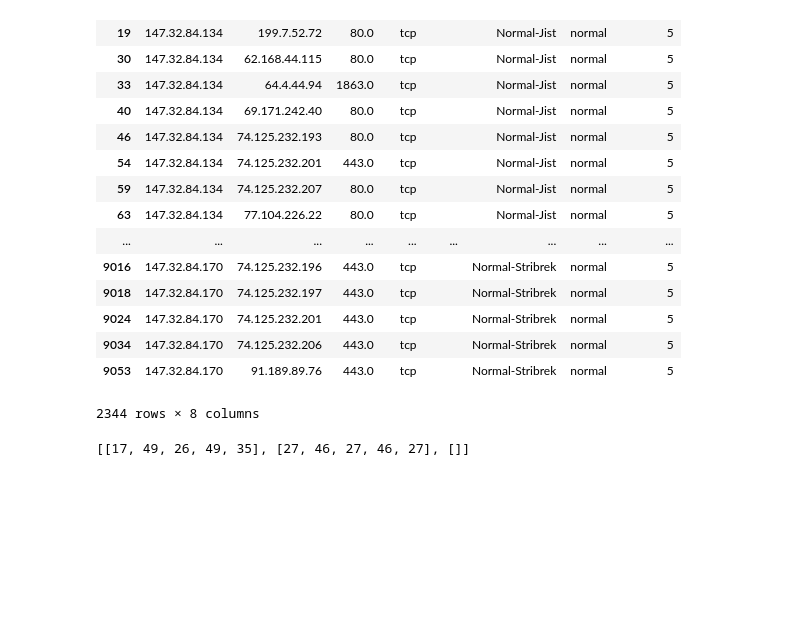
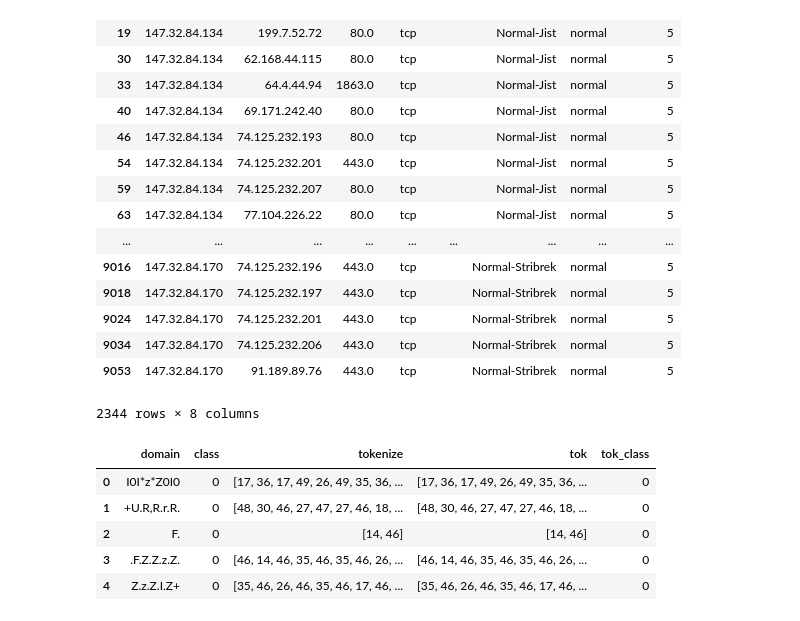
Before and after one commit to FrancoPalau/Deep-Active-Learning, a Jupyter notebook: Notebooks/Ctu_13.ipynb, the cells around one changed output. Saved outputs shown, nothing was run; the diff lists cells and outputs as text; code cells hidden in the pictures; blank space fills up the shorter version.

```diff
--- a/Notebooks/Ctu_13.ipynb
+++ b/Notebooks/Ctu_13.ipynb
@@ -383,9 +393,21 @@ def tokenize(data, maxlen=45):
     x_data = [[charmap[c] for c in list(x)] for x in data]
     return x_data
 
-#string.ascii_lowercase + string.digits + '-_.'
-x = tokenize(ctu_13.iloc[:3]['State'].values, 10)
+df = pd.read_csv("../Datasets/ctu13/ctu13subs10_net.csv",
+                 header=0,
+                 names=['domain', 'class'],
+                 dtype={'domain': str, 'class': np.int8})
+#df = df.drop_duplicates('domain')
+maxlen = 10
+y = df['class'].values
+x = tokenize(df['domain'].values, maxlen)
+#print(len(x))
+x_train, x_test, y_train, y_test = train_test_split(x, y, stratify=y, test_size=0.3)#
+x_valid, x_test, y_valid, y_test = train_test_split(x_test, y_test, stratify=y_test, test_size=0.99)#
+
+
+
+#x = tokenize(ctu_13.iloc[:3]['State'].values, 10)
-# %%
-x
-# %% [output]
-[[17, 49, 26, 49, 35], [27, 46, 27, 46, 27], []]
+# %%
+df["tok"] = x
+df["tok_class"] = y
@@ -391,0 +417,9 @@ x
+# %%
+df.head()
+# %% [output]
+|  | domain | class | tokenize | tok | tok_class |
+| 0 | I0I*z*Z0I0 | 0 | [17, 36, 17, 49, 26, 49, 35, 36, ... | [17, 36, 17, 49, 26, 49, 35, 36, ... | 0 |
+| 1 | +U.R,R.r.R. | 0 | [48, 30, 46, 27, 47, 27, 46, 18, ... | [48, 30, 46, 27, 47, 27, 46, 18, ... | 0 |
+| 2 | F. | 0 | [14, 46] | [14, 46] | 0 |
+| 3 | .F.Z.Z.z.Z. | 0 | [46, 14, 46, 35, 46, 35, 46, 26, ... | [46, 14, 46, 35, 46, 35, 46, 26, ... | 0 |
+| 4 | Z.z.Z.I.Z+ | 0 | [35, 46, 26, 46, 35, 46, 17, 46, ... | [35, 46, 26, 46, 35, 46, 17, 46, ... | 0 |
```
Also changed, not shown: parts of 6 cells of this notebook, 14 other files.
